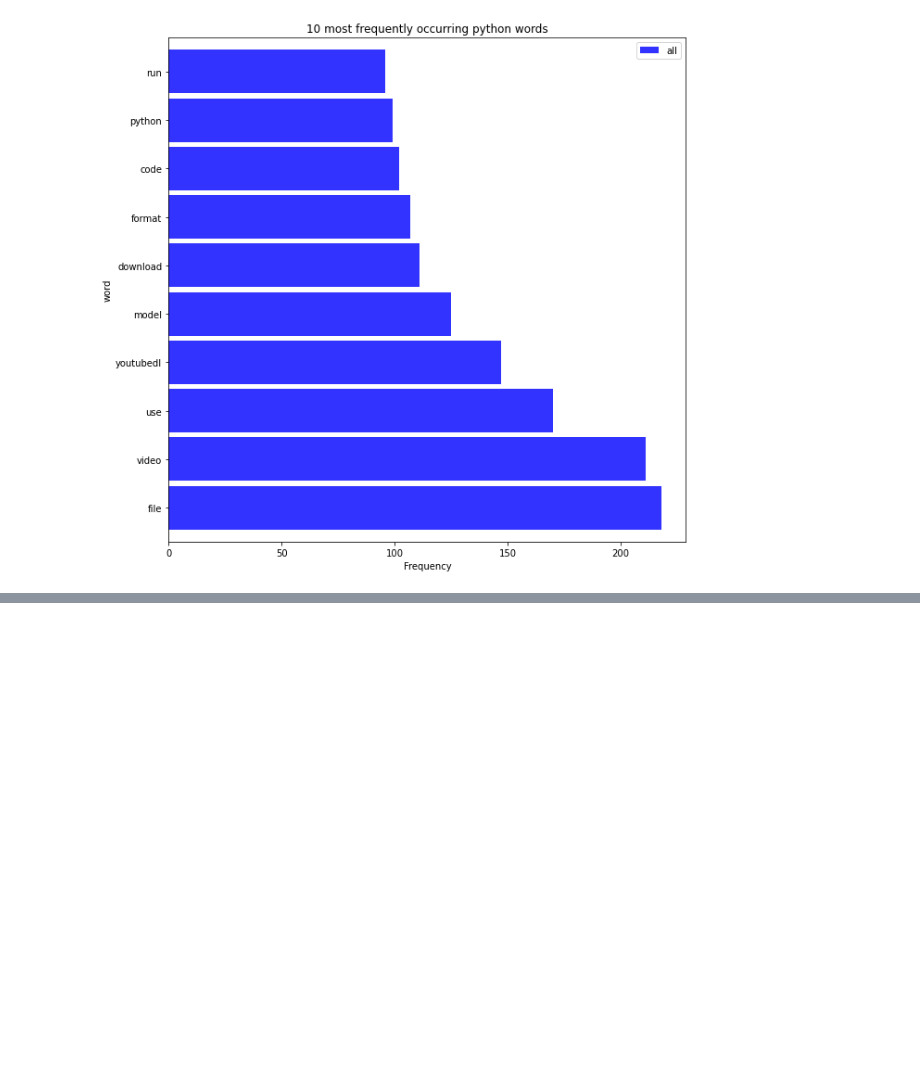
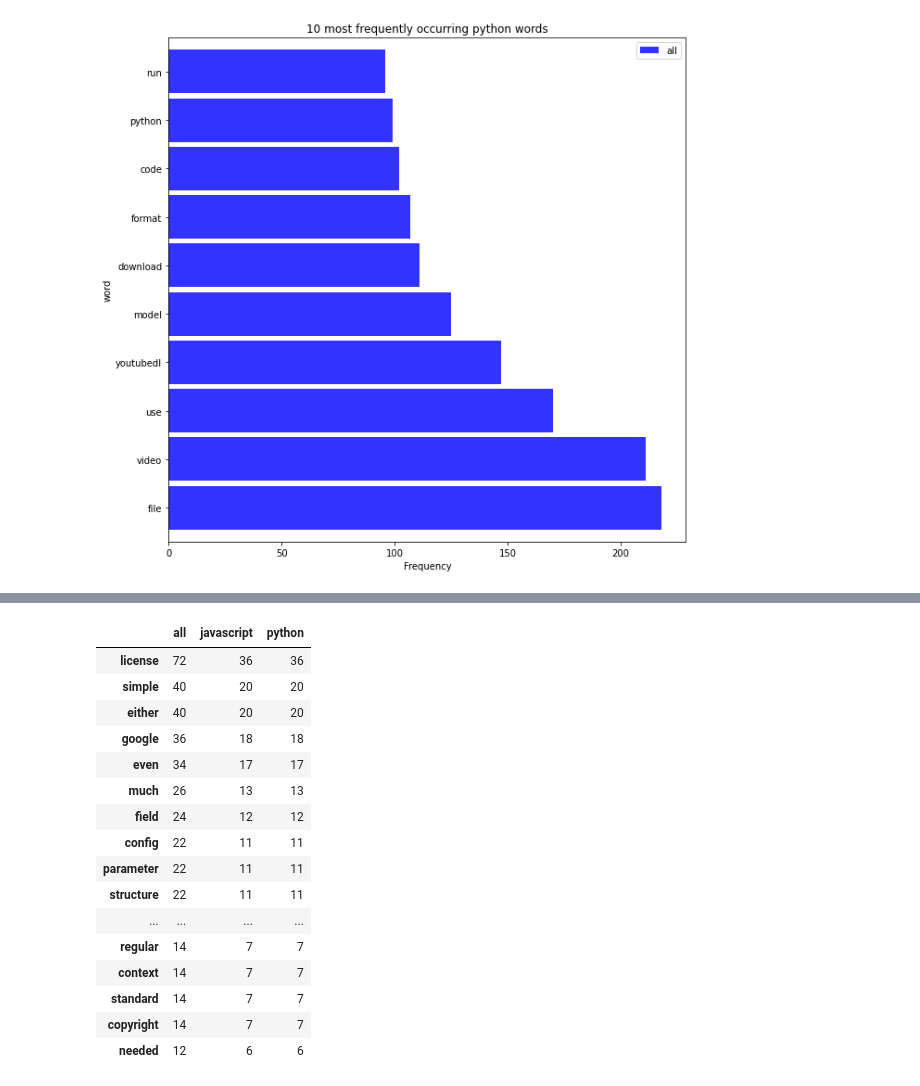
Before and after one commit to AC-Readme/nlp_project, a Jupyter notebook: corey_scratch.ipynb, the cells around one changed output, grey strips where cells are left out. Saved outputs shown, nothing was run; the diff lists cells and outputs as text; code cells hidden in the pictures; blank space fills up the shorter version.

```diff
--- a/corey_scratch.ipynb
+++ b/corey_scratch.ipynb
@@ -189,0 +195,22 @@ plt.show()
+# %%
+# Create Corpus
+javascript_words = ' '.join(train[train.language =='javascript'].text_filtered)
+python_words = ' '.join(train[train.language =='python'].text_filtered)
+all_words = ' '.join(train.text_filtered)
+javascript_words = re.sub(r'\s.\s', '', javascript_words)
+python_words = re.sub(r'\s.\s', '', python_words)
+all_words = re.sub(r'\s.\s', '', all_words)
+
+# Explore corpus
+javascript_freq = pd.Series(javascript_words.split()).value_counts()
+python_freq = pd.Series(python_words.split()).value_counts()
+all_freq = pd.Series(all_words.split()).value_counts()
+word_counts = (pd.concat([all_freq, javascript_freq, python_freq], axis=1, sort=True)
+               .set_axis(['all', 'javascript', 'python'], axis=1, inplace=False)
+               .fillna(0)
+               .apply(lambda s: s.astype(int))
+              )
+
+
+# How often to words occur across repos
+word_counts.sort_values(by='all', ascending=False).head(10)
@@ -190,3 +259,24 @@ plt.show()
+# %%
+# These might be words to excude to make modeling easier
+word_counts[word_counts.javascript == word_counts.python].sort_values(by='python', ascending=False).head(20)
+# %% [output]
+|  | all | javascript | python |
+| license | 72 | 36 | 36 |
+| simple | 40 | 20 | 20 |
+| either | 40 | 20 | 20 |
+| google | 36 | 18 | 18 |
+| even | 34 | 17 | 17 |
+| much | 26 | 13 | 13 |
+| field | 24 | 12 | 12 |
+| config | 22 | 11 | 11 |
+| parameter | 22 | 11 | 11 |
+| structure | 22 | 11 | 11 |
+| ... | ... | ... | ... |
+| regular | 14 | 7 | 7 |
+| context | 14 | 7 | 7 |
+| standard | 14 | 7 | 7 |
+| copyright | 14 | 7 | 7 |
+| needed | 12 | 6 | 6 |
 # %% [markdown]
 ****
 #### Takeaway:
```
Also changed, not shown: parts of 32 cells of this notebook.
